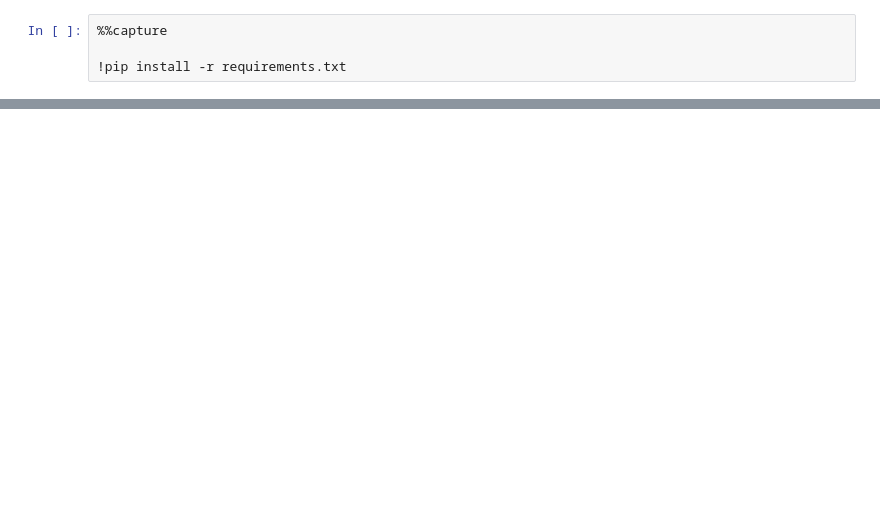
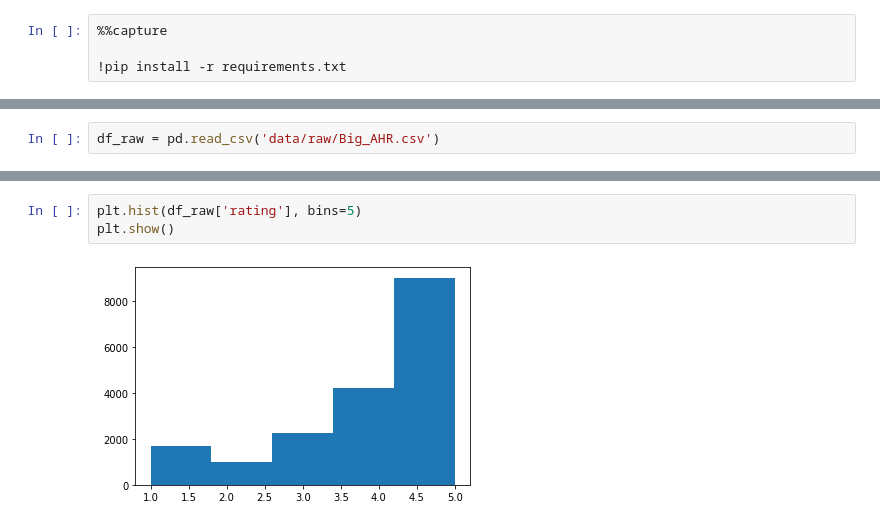
Before and after one commit to molkrovic/Hotel_reviews_classification, a Jupyter notebook: explore.ipynb, the cells around one changed output, grey strips where cells are left out. Saved outputs shown, nothing was run; the diff lists cells and outputs as text; blank space fills up the shorter version.

```diff
--- a/explore.ipynb
+++ b/explore.ipynb
@@ -89,0 +26,2 @@ df_positivo.sample(5)
+# %%
+df_raw = pd.read_csv('data/raw/Big_AHR.csv')
@@ -89,0 +66,5 @@ df_positivo.sample(5)
+# %%
+plt.hist(df_raw['rating'], bins=5)
+plt.show()
+# %% [output]
+[figure, added]
```
Also changed, not shown: parts of 62 cells of this notebook, 12 other files.
